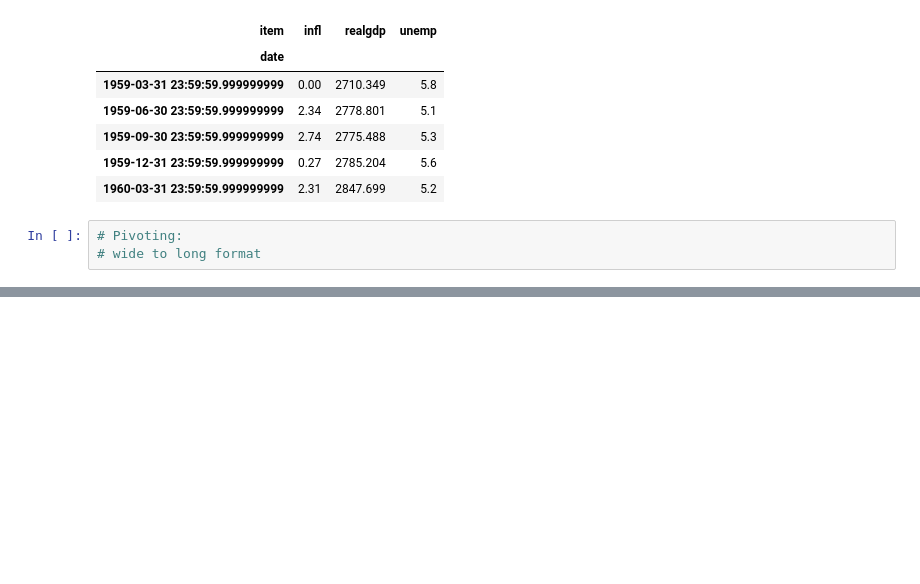
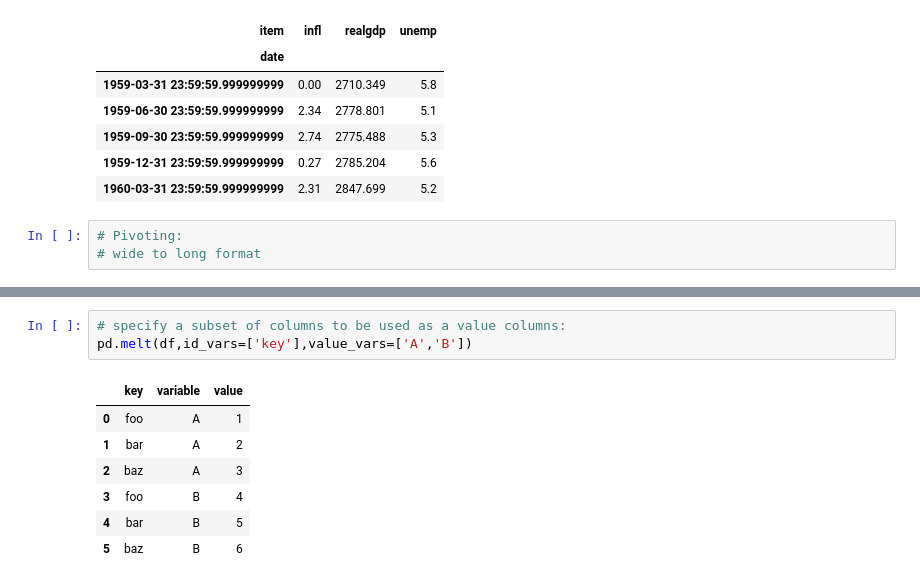
Before and after one commit to Salekeen/ML-Notebooks, a Jupyter notebook: Python for Data Analysis/part 8.3.ipynb, the cells around one changed output, grey strips where cells are left out. Drawn from its saved outputs; the diff is of its cells as text; blank space fills up the shorter version.

```diff
--- a/Python for Data Analysis/part 8.3.ipynb
+++ b/Python for Data Analysis/part 8.3.ipynb
@@ -358,0 +408,11 @@ pivoted['value'][:5]
+# %%
+# specify a subset of columns to be used as a value columns:
+pd.melt(df,id_vars=['key'],value_vars=['A','B'])
+# %% [output]
+|  | key | variable | value |
+| 0 | foo | A | 1 |
+| 1 | bar | A | 2 |
+| 2 | baz | A | 3 |
+| 3 | foo | B | 4 |
+| 4 | bar | B | 5 |
+| 5 | baz | B | 6 |
```
Also changed, not shown: parts of 9 cells of this notebook.
